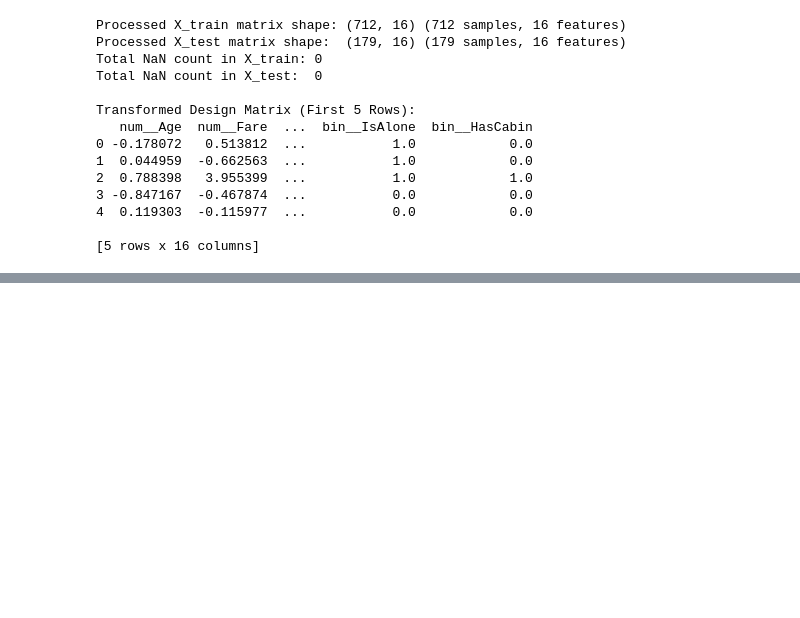
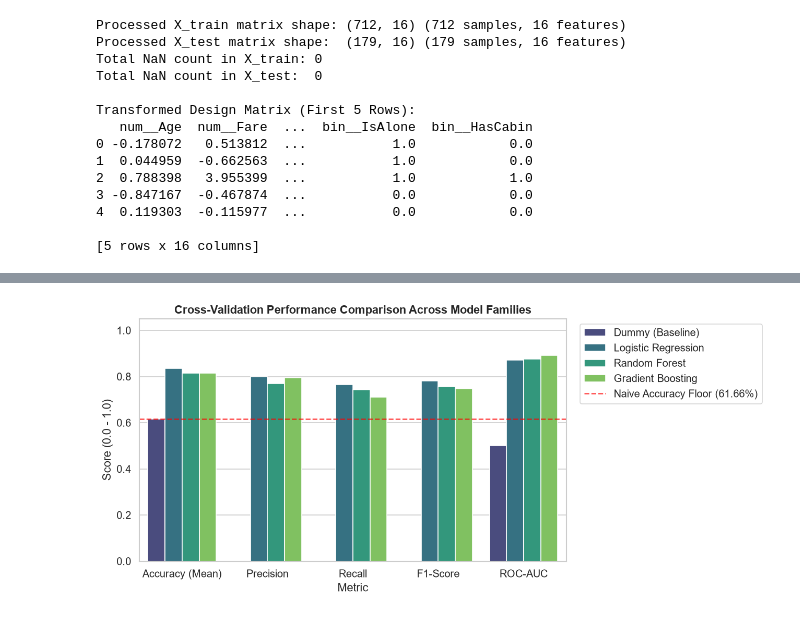
Before and after one commit to bryanmsh/titanic-survival-classifier, a Jupyter notebook: titanic_pipeline.ipynb, the cells around one changed output, grey strips where cells are left out. Saved outputs shown, nothing was run; the diff lists cells and outputs as text; code cells hidden in the pictures; blank space fills up the shorter version.

Commit message:
Add multi-model cross-validation and evaluation diagnostics

```diff
--- a/titanic_pipeline.ipynb
+++ b/titanic_pipeline.ipynb
@@ -596,0 +582,10 @@ plt.show()
+# %%
+from src.models import evaluate_models_cv
+
+# Execute Stratified 5-Fold Cross-Validation across all candidate models
+cv_results, oof_predictions, oof_probabilities = evaluate_models_cv(
+    X_train, y_train, cv_splits=5, random_state=RANDOM_STATE
+)
+
+print("Stratified 5-Fold Cross-Validation Results (on X_train):")
+display(cv_results.round(4))
@@ -596,0 +606,17 @@ plt.show()
+# %%
+# Plot multi-metric comparison
+metrics_to_plot = ['Accuracy (Mean)', 'Precision', 'Recall', 'F1-Score', 'ROC-AUC']
+plot_df = cv_results[metrics_to_plot].reset_index()
+plot_df_melted = plot_df.melt(id_vars='Model', var_name='Metric', value_name='Score')
+
+fig, ax = plt.subplots(figsize=(11, 5))
+sns.barplot(data=plot_df_melted, x='Metric', y='Score', hue='Model', palette='viridis', ax=ax)
+ax.set_title('Cross-Validation Performance Comparison Across Model Families', fontsize=13, fontweight='bold')
+ax.set_ylabel('Score (0.0 - 1.0)')
+ax.set_ylim(0, 1.05)
+ax.axhline(0.6166, color='red', linestyle='--', alpha=0.7, label='Naive Accuracy Floor (61.66%)')
+plt.legend(bbox_to_anchor=(1.02, 1), loc='upper left')
+plt.tight_layout()
+plt.show()
+# %% [output]
+[figure, added]
```
Also changed, not shown: parts of 14 cells of this notebook, 3 other files.
